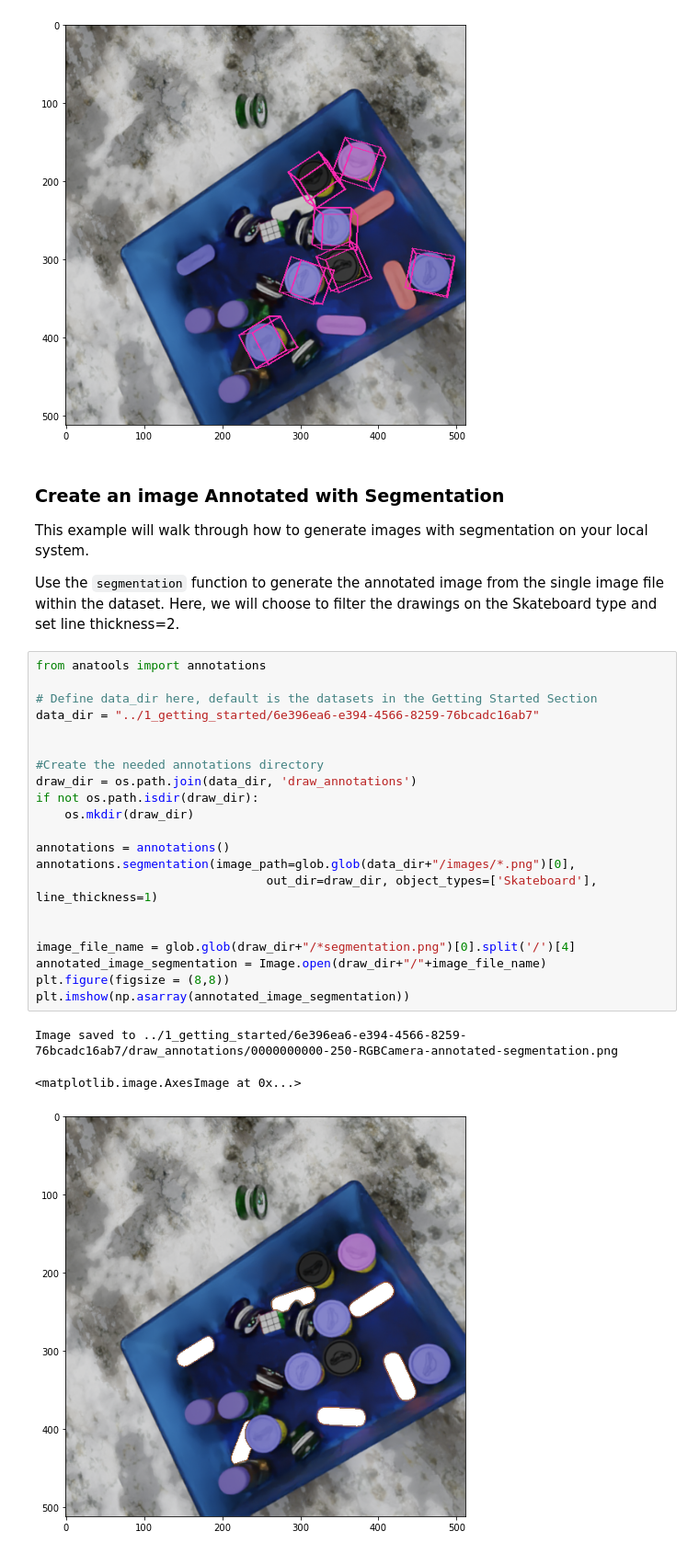
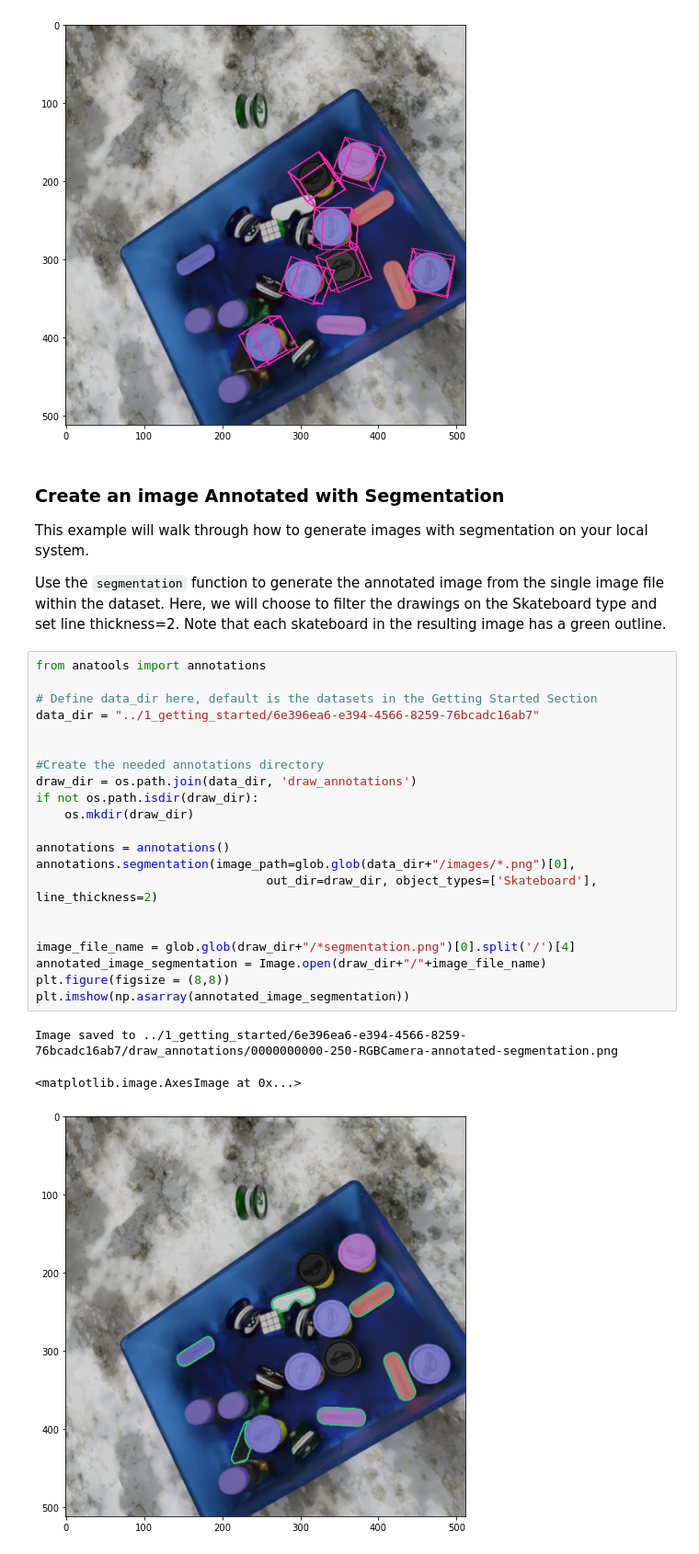
Before and after one commit to Rendered-ai/resources, a Jupyter notebook: 3_anatools_for_ML/Generate Annotations for Datasets.ipynb, the cells around one changed output. Shown at 92% size. Saved outputs shown, nothing was run; the diff lists cells and outputs as text.

```diff
--- a/3_anatools_for_ML/Generate Annotations for Datasets.ipynb
+++ b/3_anatools_for_ML/Generate Annotations for Datasets.ipynb
@@ -143,29 +143,29 @@ plt.imshow(np.asarray(annotated_image_3d))
 ### Create an image Annotated with Segmentation
 This example will walk through how to generate images with segmentation on your local system.
 
-Use the `segmentation` function to generate the annotated image from the single image file within the dataset. Here, we will choose to filter the drawings on the Skateboard type and set line thickness=2.
+Use the `segmentation` function to generate the annotated image from the single image file within the dataset. Here, we will choose to filter the drawings on the Skateboard type and set line thickness=2. Note that each skateboard in the resulting image has a green outline.
 # %%
 from anatools import annotations
 
 # Define data_dir here, default is the datasets in the Getting Started Section
 data_dir = "../1_getting_started/6e396ea6-e394-4566-8259-76bcadc16ab7"
 
 
 #Create the needed annotations directory
 draw_dir = os.path.join(data_dir, 'draw_annotations')
 if not os.path.isdir(draw_dir):
     os.mkdir(draw_dir)
 
 annotations = annotations()
 annotations.segmentation(image_path=glob.glob(data_dir+"/images/*.png")[0],
-                                out_dir=draw_dir, object_types=['Skateboard'], line_thickness=1)
+                                out_dir=draw_dir, object_types=['Skateboard'], line_thickness=2)
 
 
 image_file_name = glob.glob(draw_dir+"/*segmentation.png")[0].split('/')[4]
 annotated_image_segmentation = Image.open(draw_dir+"/"+image_file_name)
 plt.figure(figsize = (8,8))
 plt.imshow(np.asarray(annotated_image_segmentation))
 # %% [output]
 Image saved to ../1_getting_started/6e396ea6-e394-4566-8259-76bcadc16ab7/draw_annotations/0000000000-250-RGBCamera-annotated-segmentation.png
 <matplotlib.image.AxesImage at 0x...>
-[figure, old version]
+[figure, new version]
```
Also changed, not shown: 6 other files.
